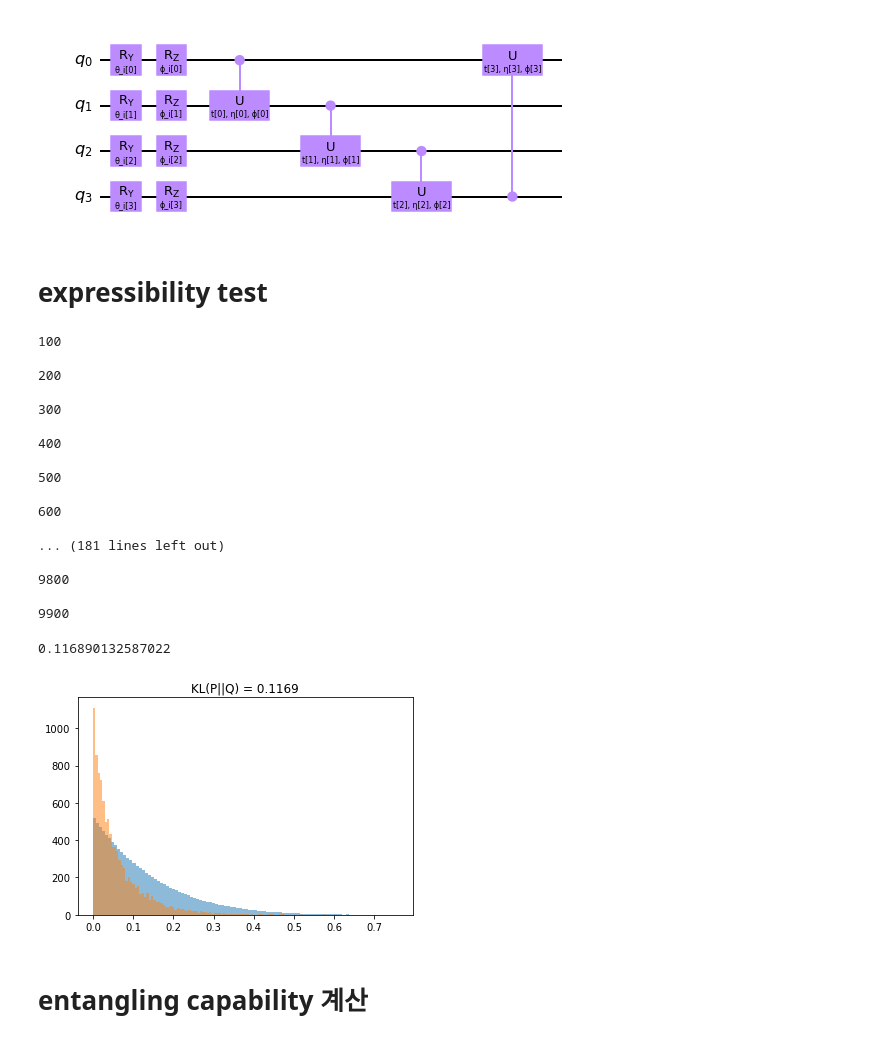
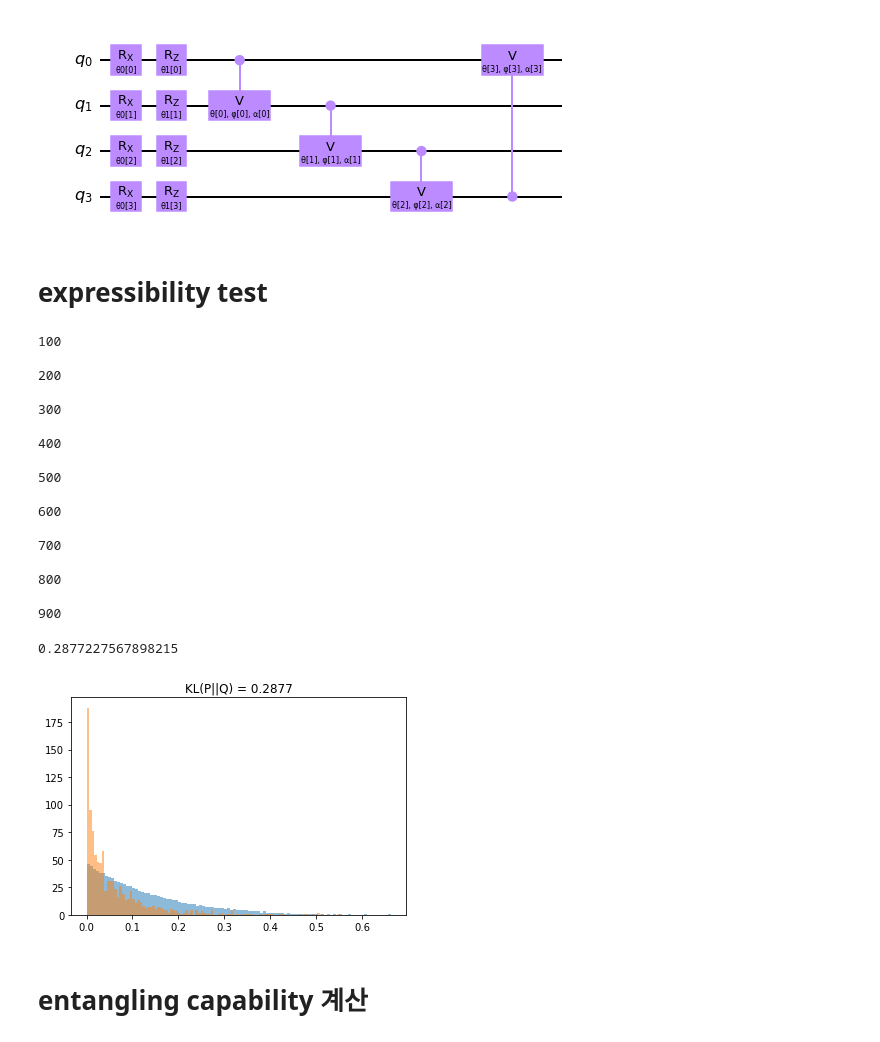
Before and after one commit to String137/Create-your-design-of-Parameterized-Quantum-Circuits, a Jupyter notebook: PQC_test.ipynb, the cells around one changed output. Drawn from its saved outputs; the diff is of its cells as text; code cells hidden in the pictures.

```diff
--- a/PQC_test.ipynb
+++ b/PQC_test.ipynb
@@ -1,35 +1,35 @@
 # %%
 from PQC import *
 # %%
-pqc = PQC("new5",4);
+pqc = PQC("circularcV",4);
 # %%
 pqc.circ.draw('mpl')
 # %% [output]
-[figure, old version]
+[figure, new version]
 # %% [markdown]
 # expressibility test
 # %%
-expressibility(pqc, 10000)
+expressibility(pqc, 1000)
 # %% [output]
 100
 
 200
 
 300
 
 400
 
 500
 
 600
 
-... (181 lines left out)
+700
 
-9800
+800
 
-9900
+900
-0.116890132587022
+0.2877227567898215
-[figure, old version]
+[figure, new version]
 # %% [markdown]
 # entangling capability 계산
 # %%
```
Also changed, not shown: parts of 1 cell of this notebook, 1 other file.
